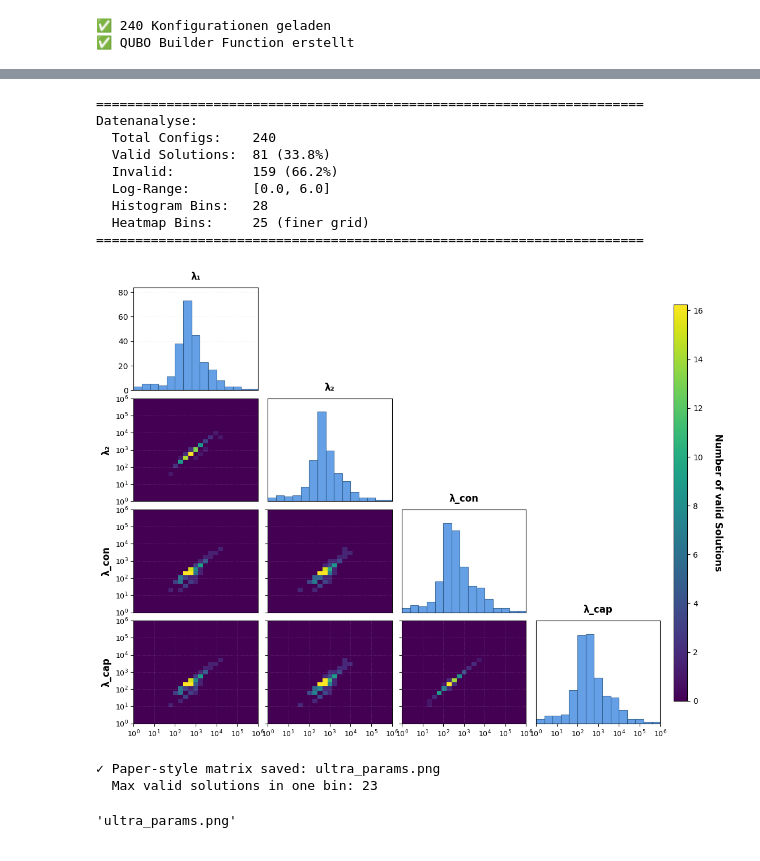
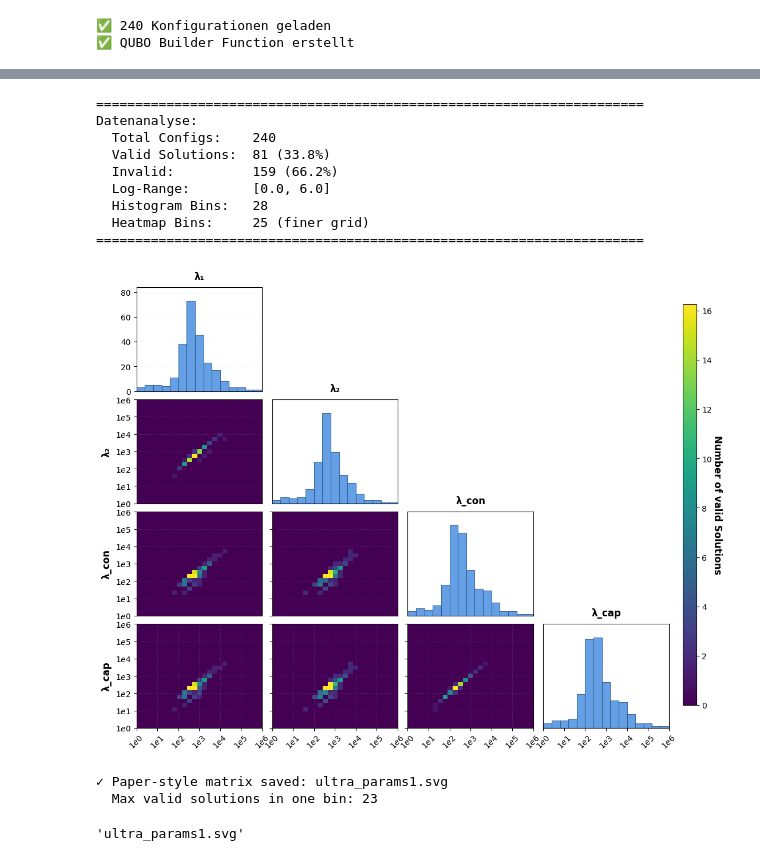
Before and after one commit to Zaponex/quantum_benchmarking, a Jupyter notebook: comparison_lagrange_weight_config.ipynb, the cells around one changed output, grey strips where cells are left out. Cells and saved outputs as stored; diff of their text form; code cells hidden in the pictures.

```diff
--- a/comparison_lagrange_weight_config.ipynb
+++ b/comparison_lagrange_weight_config.ipynb
@@ -708,7 +744,7 @@ print("\n🔬 Starte Weight Sweep...")
 
 df_results_fine = run_weight_sweep(
     qubo_builder_func=qubo_builder_func,
-    weight_configs=configs_finetuning,
+    weight_configs=configs_ultrafine,
     tasks=task,
     robots=amr,
     slots=slot,
@@ -2281,7 +2363,7 @@ def create_paper_style_matrix(df,
                     ax.set_xticklabels([])
 
                 if j == 0:
-                    ax.set_ylabel(fontsize=11)
+                    ax.set_ylabel("",fontsize=11)
                 else:
                     ax.set_yticklabels([])
 
@@ -2371,8 +2453,8 @@ def create_paper_style_matrix(df,
 # ============================================================================
 
 create_paper_style_matrix(
-    df_results_fine,
+    df_results,
     heatmap_bins=30,              # Empfohlen: 50 für ~30 valide Lösungen
     colormap='viridis',            # Lila → Gelb
-    output_path='ultra_params.png'
+    output_path='ultra_params1.png'
 )
@@ -2674,7 +2806,7 @@ def create_paper_style_matrix(df,
                 if i == n - 1:
                     ticks = np.arange(log_min, log_max + 1, 1)
                     ax.set_xticks(ticks)
-                    ax.set_xticklabels([f'$10^{{{int(t)}}}$' for t in ticks], fontsize=9)
+                    ax.set_xticklabels([f'$1e{{{int(t)}}}$' for t in ticks], fontsize=10, rotation= 45)
                 else:
                     ax.set_xticks([])
                     ax.set_xticklabels([])
@@ -2737,7 +2869,7 @@ def create_paper_style_matrix(df,
                     ax.set_ylabel(lambda_names[i], fontsize=12, fontweight='bold')
                     ticks = np.arange(log_min, log_max + 1, 1)
                     ax.set_yticks(ticks)
-                    ax.set_yticklabels([f'$10^{{{int(t)}}}$' for t in ticks], fontsize=9)
+                    ax.set_yticklabels([f'$1e{{{int(t)}}}$' for t in ticks], fontsize=10)
                 else:
                     ax.set_yticklabels([])
 
@@ -2745,8 +2877,8 @@ def create_paper_style_matrix(df,
     # Nur in der untersten Zeile: x-Ticks + Labels
                     ticks = np.arange(log_min, log_max + 1, 1)
                     ax.set_xticks(ticks)
-                    ax.set_xticklabels([f'$10^{{{int(t)}}}$' for t in ticks], fontsize=9)
-                    ax.set_xlabel("", fontsize=12, fontweight='bold', labelpad=5)
+                    ax.set_xticklabels([f'$1e{{{int(t)}}}$' for t in ticks], fontsize=10, rotation = 45)
+                    ax.set_xlabel("", fontsize=12, fontweight='bold', labelpad=3)
                 else:
                     # Darüber: nichts anzeigen
                     ax.set_xticks([])
@@ -2758,44 +2890,45 @@ def create_paper_style_matrix(df,
     cbar_ax = fig.add_axes([0.92, 0.15, 0.02, 0.7])
     cbar = plt.colorbar(im, cax=cbar_ax)
     cbar.set_label('Number of valid Solutions',
-                   rotation=270, labelpad=25, fontsize=12, fontweight='bold')
+                   rotation=270, labelpad=13, fontsize=12, fontweight='bold')
     cbar.ax.tick_params(labelsize=10)
+    plt.savefig("figure.svg", dpi=600, bbox_inches="tight")
 
     # Titel mit Statistik
     #title = (f'Configurations: {n_total} | Valid: {n_valid} ({validity_rate:.1f}%)')
 
     #fig.suptitle(title, fontsize=15, fontweight='bold', y=0.98)
 
     plt.show()
     plt.close()
 
     print(f"✓ Paper-style matrix saved: {output_path}")
     print(f"  Max valid solutions in one bin: {int(max_valid_count)}")
 
     return output_path
 
 
 # ============================================================================
 # DIREKT VERWENDBAR - Kopiere diese Zeilen in dein Notebook:
 # ============================================================================
 
 create_paper_style_matrix(
-    df_results_ultrafine,
+    df_results,
     heatmap_bins=25,              # Empfohlen: 50 für ~30 valide Lösungen
     colormap='viridis',            # Lila → Gelb
-    output_path='ultra_params.png'
+    output_path='ultra_params1.svg'
 )
 # %% [output]
 ======================================================================
 Datenanalyse:
   Total Configs:    240
   Valid Solutions:  81 (33.8%)
   Invalid:          159 (66.2%)
   Log-Range:        [0.0, 6.0]
   Histogram Bins:   28
   Heatmap Bins:     25 (finer grid)
 ======================================================================
-[figure, old version]
+[figure, new version]
-✓ Paper-style matrix saved: ultra_params.png
+✓ Paper-style matrix saved: ultra_params1.svg
   Max valid solutions in one bin: 23
-'ultra_params.png'
+'ultra_params1.svg'
```
Also changed, not shown: parts of 10 cells of this notebook, 7 other files.
